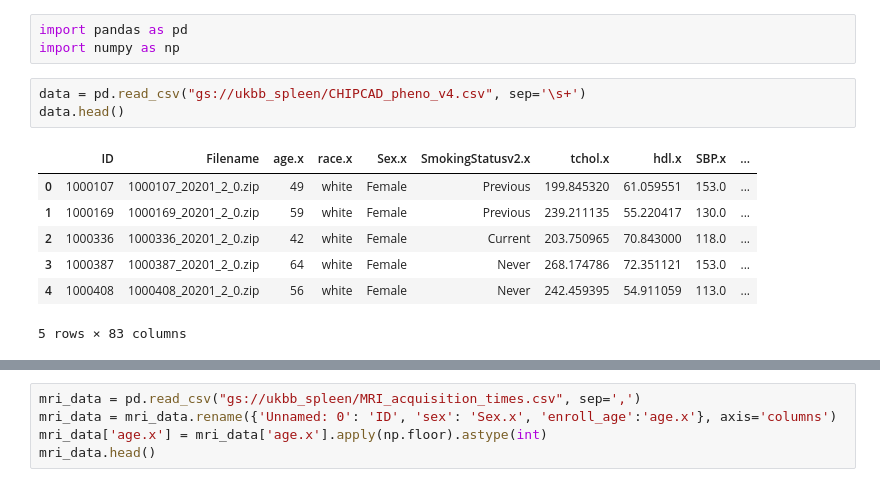
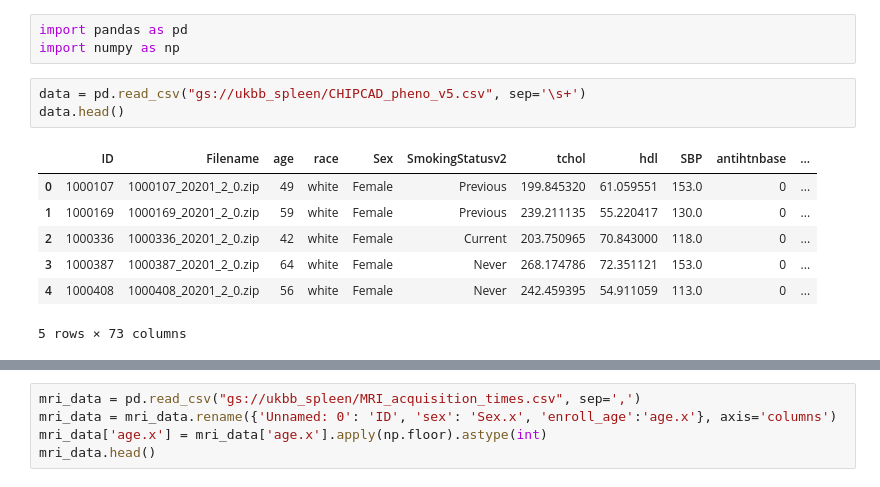
Before and after one commit to mkamineni/spleenCADimaging, a Jupyter notebook: predictCAD/incorporate_MRI_times.ipynb, the cells around one changed output, grey strips where cells are left out. Cells and saved outputs as stored; diff of their text form.

```diff
--- a/predictCAD/incorporate_MRI_times.ipynb
+++ b/predictCAD/incorporate_MRI_times.ipynb
@@ -2,13 +2,13 @@
 import pandas as pd
 import numpy as np
 # %%
-data = pd.read_csv("gs://ukbb_spleen/CHIPCAD_pheno_v4.csv", sep='\s+')
+data = pd.read_csv("gs://ukbb_spleen/CHIPCAD_pheno_v5.csv", sep='\s+')
 data.head()
 # %% [output]
-|  | ID | Filename | age.x | race.x | Sex.x | SmokingStatusv2.x | tchol.x | hdl.x | SBP.x | ... |
-| 0 | 1000107 | 1000107_20201_2_0.zip | 49 | white | Female | Previous | 199.845320 | 61.059551 | 153.0 | ... |
-| 1 | 1000169 | 1000169_20201_2_0.zip | 59 | white | Female | Previous | 239.211135 | 55.220417 | 130.0 | ... |
-| 2 | 1000336 | 1000336_20201_2_0.zip | 42 | white | Female | Current | 203.750965 | 70.843000 | 118.0 | ... |
-| 3 | 1000387 | 1000387_20201_2_0.zip | 64 | white | Female | Never | 268.174786 | 72.351121 | 153.0 | ... |
-| 4 | 1000408 | 1000408_20201_2_0.zip | 56 | white | Female | Never | 242.459395 | 54.911059 | 113.0 | ... |
+|  | ID | Filename | age | race | Sex | SmokingStatusv2 | tchol | hdl | SBP | antihtnbase | ... |
+| 0 | 1000107 | 1000107_20201_2_0.zip | 49 | white | Female | Previous | 199.845320 | 61.059551 | 153.0 | 0 | ... |
+| 1 | 1000169 | 1000169_20201_2_0.zip | 59 | white | Female | Previous | 239.211135 | 55.220417 | 130.0 | 0 | ... |
+| 2 | 1000336 | 1000336_20201_2_0.zip | 42 | white | Female | Current | 203.750965 | 70.843000 | 118.0 | 0 | ... |
+| 3 | 1000387 | 1000387_20201_2_0.zip | 64 | white | Female | Never | 268.174786 | 72.351121 | 153.0 | 0 | ... |
+| 4 | 1000408 | 1000408_20201_2_0.zip | 56 | white | Female | Never | 242.459395 | 54.911059 | 113.0 | 0 | ... |
-5 rows × 83 columns
+5 rows × 73 columns
```
Also changed, not shown: parts of 1 cell of this notebook, 9 other files.
